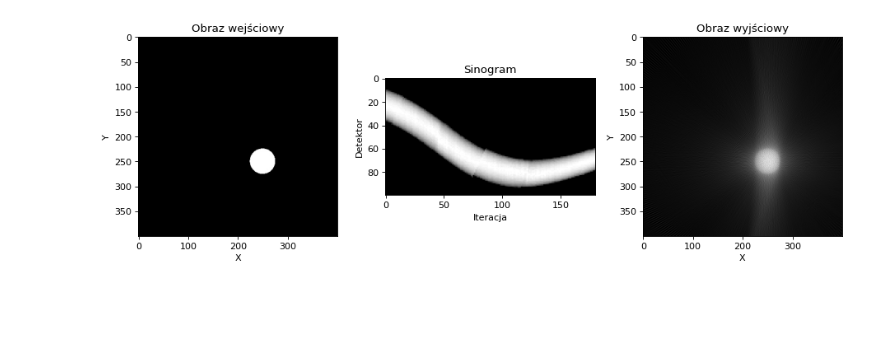
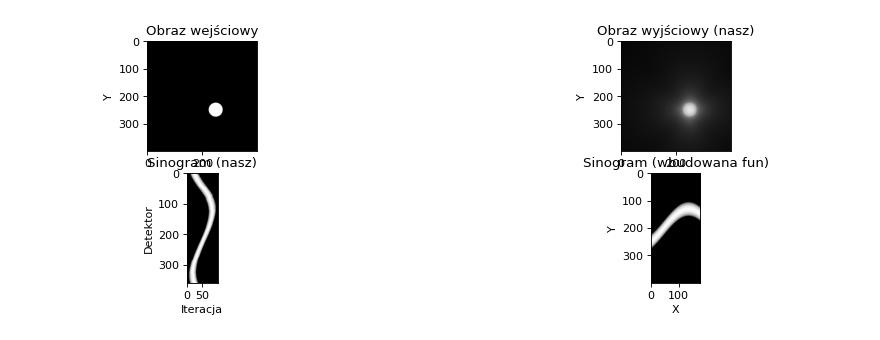
Before and after one commit to zuznnjus/Computed-Tomography-Simulator, a Jupyter notebook: CT_simulator.ipynb, the cells around one changed output. Saved outputs shown, nothing was run; the diff lists cells and outputs as text; code cells hidden in the pictures; blank space fills up the shorter version.

Commit message:
Add original radon plot

```diff
--- a/CT_simulator.ipynb
+++ b/CT_simulator.ipynb
@@ -9,29 +9,29 @@ detectors = 100
 phi = 90
 
 # other parameters
-theta = 180.
+theta = 360.
 images = ['Kolo.jpg', 'Kropka.jpg', 'Kwadraty2.jpg', 'Paski2.jpg', 'Shepp_logan.jpg', 'SADDLE_PE.JPG', 'CT_ScoutView.jpg']
 image = io.imread('tomograf-zdjecia/' + images[1], as_gray = True)
 
 def getEmitterPosition(angle):
-    angle = np.deg2rad(angle)
+    angle_rad = np.deg2rad(angle)
     r = max(image.shape) * np.sqrt(2) / 2
     center = max(image.shape) / 2
-    x = int(r * np.cos(angle) + center)
-    y = int(r * np.sin(angle) + center)
+    x = int(r * np.cos(angle_rad) + center)
+    y = int(r * np.sin(angle_rad) + center)
 
     return x, y
 
 def getDetectorsPositions(angle):
-    angle = np.deg2rad(angle)
+    angle_rad = np.deg2rad(angle)
     phi_rad = np.deg2rad(phi)
     positions = []
     r = max(image.shape) * np.sqrt(2) / 2
     center = max(image.shape) / 2
 
     for i in range(detectors):
-        x = int(r * np.cos(angle + np.pi - phi_rad / 2 + i * (phi_rad / (detectors - 1))) + center)
-        y = int(r * np.sin(angle + np.pi - phi_rad / 2 + i * (phi_rad / (detectors - 1))) + center)
+        x = int(r * np.cos(angle_rad + np.pi - phi_rad / 2 + i * (phi_rad / (detectors - 1))) + center)
+        y = int(r * np.sin(angle_rad + np.pi - phi_rad / 2 + i * (phi_rad / (detectors - 1))) + center)
         positions.append([x, y])
 
     return positions
@@ -78,13 +78,19 @@ def isCorrectPoint(x, y):
     else:
         return False
 
-def normalize(array):
+def normalize1D(array):
     max_value = max(array)
-    array = [value / max_value for value in array]
+    array_normalized = [value / max_value for value in array]
 
-    return array
+    return array_normalized
 
-def applyRadonTransform():     # sinogram - nr detektora / kąt
+def normalize2D(array):
+    max_value = np.amax(array)
+    array_normalized = [value / max_value for value in array]
+
+    return array_normalized
+
+def applyRadonTransform():
     sinogram = []
     angles = np.linspace(0., theta, int(theta / alfa), endpoint=False)
 
@@ -103,7 +109,8 @@ def applyRadonTransform():     # sinogram - nr detektora / kąt
 
             detectors_output.append(pixels_sum)
 
-        sinogram.append(normalize(detectors_output))   # jak z normalizacją?
+        #sinogram.append(detectors_output)
+        sinogram.append(normalize1D(detectors_output))   # normalizacja tu 1D czy na koniec 2D?
 
     return sinogram
 
@@ -113,42 +120,51 @@ def applyInverseRadonTransform(sinogram):
 
     for i, angle in enumerate(angles):
         em_pos = getEmitterPosition(angle)
         det_pos = getDetectorsPositions(angle)
 
         for j, det in enumerate(det_pos):
             line = applyBresenhamAlgorithm(em_pos[0], em_pos[1], det[0], det[1])
             pixels_sum = sinogram[i][j]
 
             for point in line:
                 if isCorrectPoint(point[0], point[1]):
-                    output[point[0], point[1]] += pixels_sum     # też normalizacja?
+                    output[point[0], point[1]] += pixels_sum
+
+    # output = normalize2D(output)              # poprawić normalizację
 
     return output
 
 def main():
     sinogram = np.array(applyRadonTransform())
     output = applyInverseRadonTransform(sinogram)
+    sinogram2 = transform.radon(image)
 
-    fig = plt.figure(figsize=(14, 4), dpi=80)
-    ax = fig.add_subplot(131)
+    fig = plt.figure(figsize=(12, 8), dpi=80)
+    ax = fig.add_subplot(221)
     ax.set_title('Obraz wejściowy')
     ax.set_xlabel('X')
     ax.set_ylabel('Y')
     ax.imshow(image, cmap = 'gray')
 
-    ax = fig.add_subplot(132)
-    ax.set_title('Sinogram')
-    ax.set_xlabel('Iteracja')      # kąt = iteracja * alfa
-    ax.set_ylabel('Detektor')
-    ax.imshow(sinogram.transpose(), cmap = 'gray')
-
-    ax = fig.add_subplot(133)
-    ax.set_title('Obraz wyjściowy')
+    ax = fig.add_subplot(222)
+    ax.set_title('Obraz wyjściowy (nasz)')
     ax.set_xlabel('X')
     ax.set_ylabel('Y')
     ax.imshow(output, cmap = 'gray')
 
+    ax = fig.add_subplot(223)
+    ax.set_title('Sinogram (nasz)')
+    ax.set_xlabel('Iteracja')      # kąt = iteracja * alfa
+    ax.set_ylabel('Detektor')
+    ax.imshow(sinogram, cmap = 'gray')
+
+    ax = fig.add_subplot(224)
+    ax.set_title('Sinogram (wbudowana fun)')
+    ax.set_xlabel('X')
+    ax.set_ylabel('Y')
+    ax.imshow(sinogram2, cmap = 'gray')
+
 if __name__ == '__main__':
     main()
 # %% [output]
-[figure, old version]
+[figure, new version]
```
